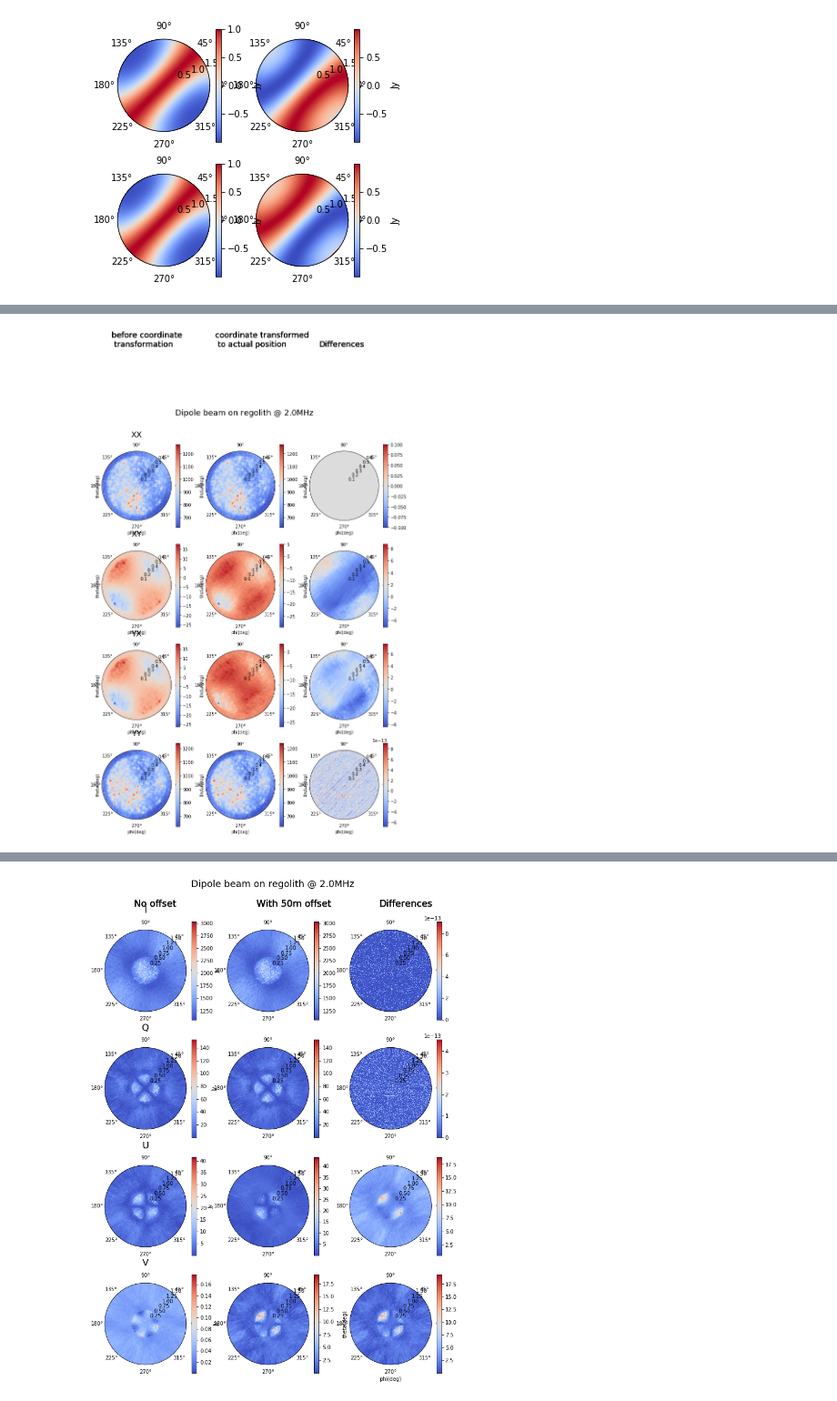
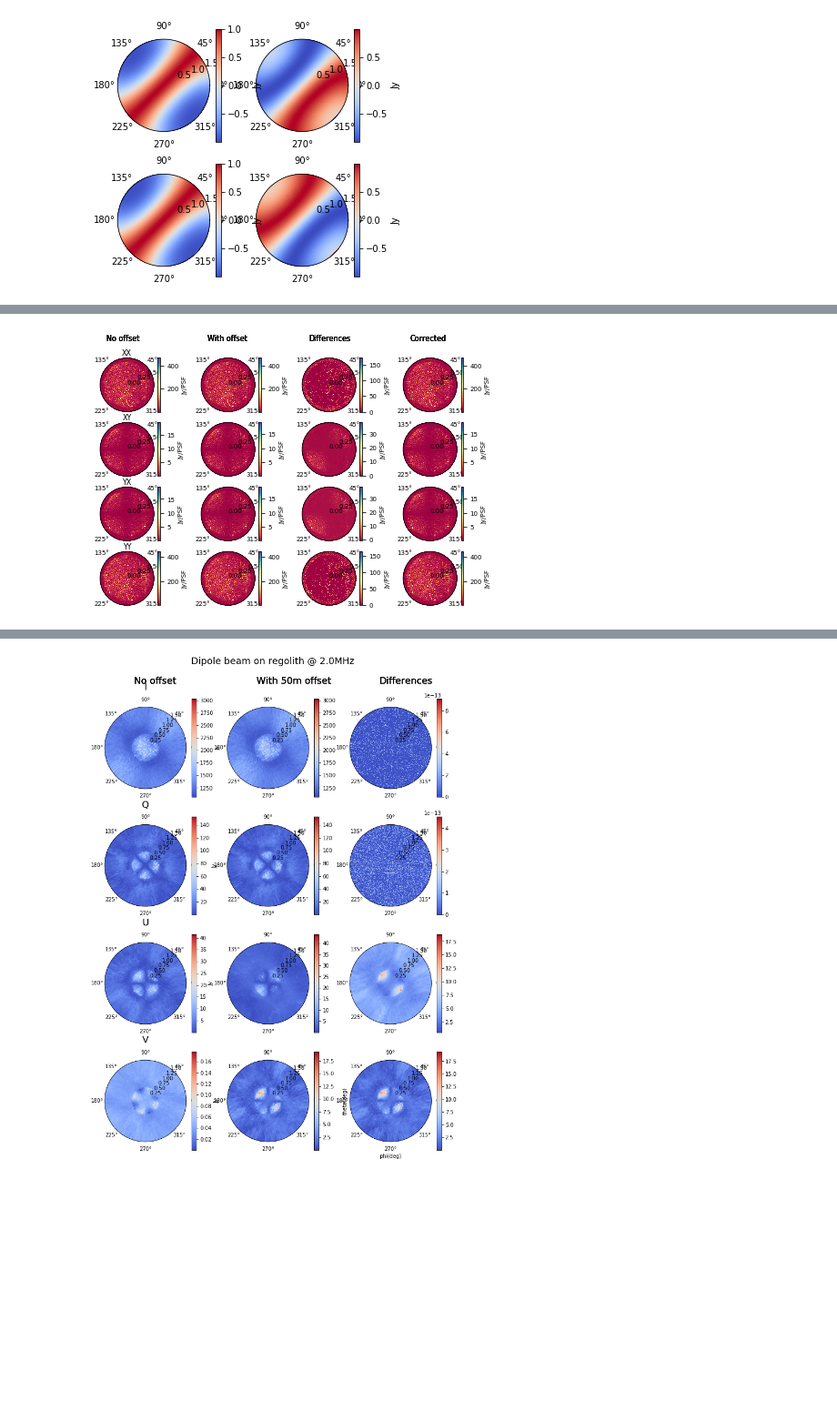
Before and after one commit to nmahesh1412/FARSIDE_imaging_performance, a Jupyter notebook: codes_implementation/dirty_image_calculation.ipynb, the cells around one changed output, grey strips where cells are left out. Shown at 91% size. Saved outputs shown, nothing was run; the diff lists cells and outputs as text; code cells hidden in the pictures; blank space fills up the shorter version.

```diff
--- a/codes_implementation/dirty_image_calculation.ipynb
+++ b/codes_implementation/dirty_image_calculation.ipynb
@@ -91,4 +97,9 @@ ephi90 = np.roll(ephi90,180,axis=2)/np.max(ephih90[3,:,:])
 ra_list_c = ra_list
 dec_list_c = dec_list
 flux_list_c = flux_list
+# %%
+etheta[index,0,:]=0
+etheta90[index,0,:]=0
+ephi[index,0,:]=0
+ephi90[index,0,:]=0
 # %%
@@ -158,0 +242,3 @@ sky_obj.offset_ft()
+# %%
+beam_ft = sky_obj.fourier_vis_muller(vis=vis)
+beam_ft_off = sky_obj.fourier_vis_muller(vis=vis_off)
@@ -158,0 +260,5 @@ sky_obj.offset_ft()
+# %%
+M_in_lm = np.zeros((4,4,factor,factor))
+for i in range(len(M_in_lm[:,0,0,0])):
+    for j in range(len(M_in_lm[0,:,0,0])):
+        M_in_lm[i,j,:,:] = ic.beam_interpolate(M_in[i,j,:91,:360],theta,phi[:-1],t,p)
@@ -158,0 +297,5 @@ sky_obj.offset_ft()
+# %%
+image_in = np.zeros_like(image,dtype=np.complex256)
+for i in range(factor):
+    for j in range(factor):
+        image_in[:,i,j] = np.dot(np.linalg.inv(M_in_lm[:,:,i,j]),image_off[:,i,j])
@@ -240,52 +419,68 @@ corrected=ic.offset_correction(sky_obj.J_in,sky_obj.image_off)
 # %%
 
 final = np.zeros((4,np.shape(sky_obj.beam_ft)[2],np.shape(sky_obj.beam_ft)[3]),dtype = np.complex128)
 final_off = np.zeros((4,np.shape(sky_obj.beam_ft)[2],np.shape(sky_obj.beam_ft)[3]),dtype = np.complex128)
 final_offc = np.zeros((4,np.shape(sky_obj.beam_ft)[2],np.shape(sky_obj.beam_ft)[3]),dtype = np.complex128)
 
-fig,ax = plt.subplots(4,3, subplot_kw=dict(polar=True),figsize=(12,16))
-text = ['XX','XY','YX','YY']
-
 c=0
 for i in range(2):
     for j in range(2):
-        final[c] = sky_obj.image[i,j] #+ cyg_A.image[i] + sgr_A.image[i]
-        final_off[c] = sky_obj.image_off[i,j]#sky_obj.image_off[i,j] ##+ cyg_A.image_off[i] + sgr_A.image_off[i]
-        final_offc[c] = corrected[i,j]#image_f[i,j]
+        final[c] = sky_obj.image[i,j]
+        final_off[c] = sky_obj.image_off[i,j]
+        final_offc[c] = corrected[i,j]
         c=c+1
+
+fig,ax = plt.subplots(4,4, subplot_kw=dict(polar=True),figsize=(7.5,5))
+plt.subplots_adjust(wspace=0.3,hspace=0.2)
+text = ['XX','XY','YX','YY']
+plt.rc('font',size=7)
+plt.rc('axes', labelsize=7)
 
 for i in range(4):
 
+    #fig.suptitle('Dipole beam on regolith @ '+ str(f)+'MHz',fontsize=18,y=0.95)
 
-    fig.suptitle('Dipole beam on regolith @ '+ str(f)+'MHz',fontsize=18,y=0.95)
+    p1 =ax[int(i%4),0].pcolormesh(p,t,np.abs(final[i]),cmap='Spectral')#,norm=LogNorm())    #,vmin=0, vmax = 0.0005)
+    plt.colorbar(p1, ax=ax[int(i%4),0],label='Jy/PSF')
+    ax[int(i%4),0].set_title(text[i], pad=0.0, fontsize = 8)
+    ax[int(i%4),0].set_rticks([0,0.25,0.5])
+    ax[int(i%4),0].set_rlabel_position(25)
+    ax[int(i%4),0].set_ylim([0,35*np.pi/180])
+    ax[int(i%4),0].set_xticks(np.array([45,135,225,315])*np.pi/180)
+    ax[int(i%4),0].tick_params(axis='x',pad=-0.5)
+    ax[0,0].text(2,1.1,'No offset', fontsize=8)
 
-    p1 =ax[int(i%4),0].pcolormesh(p,t,np.real(final[i]),cmap='coolwarm')#,norm=LogNorm())    #,vmin=0, vmax = 0.0005)
-    plt.colorbar(p1, ax=ax[int(i%4),0])
-    ax[int(i%4),0].set_title(text[i], pad=25, fontsize = 18)
-    #ax[int(i%4),0].grid()
-    ax[int(i%4),0].set_rlabel_position(50)
-    ax[int(i%4),0].set_ylabel('theta(deg)')
-    ax[int(i%4),0].set_xlabel('phi(deg)')
-    ax[int(i%4),0].set_ylim([0,35*np.pi/180])
-    ax[0,0].text(1.75,2.5,'before coordinate \n transformation', fontsize=18)
+    p1 =ax[int(i%4),1].pcolormesh(p,t,np.abs(final_off[i]),cmap='Spectral')    #,vmin=0, vmax = 0.0005)
+    plt.colorbar(p1, ax=ax[int(i%4),1],label='Jy/PSF')
+    ax[int(i%4),1].set_rticks([0,0.25,0.5])
+    ax[int(i%4),1].set_rlabel_position(25)
+    ax[int(i%4),1].set_ylim([0,35*np.pi/180])
+    ax[int(i%4),1].set_xticks(np.array([45,135,225,315])*np.pi/180)
+    ax[int(i%4),1].tick_params(axis='x',pad=-0.5)
+    ax[0,1].text(2,1.1,'With offset', fontsize=8)
 
-    p1 =ax[int(i%4),1].pcolormesh(p,t,np.real(final_off[i]),cmap='coolwarm')    #,vmin=0, vmax = 0.0005)
-    plt.colorbar(p1, ax=ax[int(i%4),1])
-    ax[int(i%4),1].set_rlabel_position(50)
-    ax[int(i%4),1].set_ylim([0,35*np.pi/180])
-    ax[int(i%4),1].set_ylabel('theta(deg)')
-    ax[int(i%4),1].set_xlabel('phi(deg)')
-    ax[0,1].text(1.75,2.5,'coordinate transformed \n to actual position', fontsize=18)
+    p1 =ax[int(i%4),3].pcolormesh(p,t,(np.abs(final_offc[i])),cmap='Spectral')#,vmin=-1, vmax = 1)
+    plt.colorbar(p1, ax=ax[int(i%4),3],label='Jy/PSF')
+    ax[int(i%4),3].set_rticks([0,0.25,0.5])
+    ax[int(i%4),3].set_rlabel_position(25)
+    ax[int(i%4),3].set_ylim([0, 35*np.pi/180])
+    ax[int(i%4),3].set_xticks(np.array([45,135,225,315])*np.pi/180)
+    ax[int(i%4),3].tick_params(axis='x',pad=-0.5)
+    ax[0,3].text(2,1.1,'Corrected', fontsize=8)
 
-    p1 =ax[int(i%4),2].pcolormesh(p,t,(np.real(final_offc[i]) - np.real(final[i])),cmap='coolwarm')#,vmin=-1, vmax = 1)
-    plt.colorbar(p1, ax=ax[int(i%4),2])
-    ax[int(i%4),2].set_rlabel_position(50)
+
+    p1 =ax[int(i%4),2].pcolormesh(p,t,(np.abs(final_off[i])- np.real(final[i])),cmap='Spectral')#,vmin=-1, vmax = 1)
+    plt.colorbar(p1, ax=ax[int(i%4),2],label='Jy/PSF')
+    ax[int(i%4),2].set_rticks([0,0.25,0.5])
+    ax[int(i%4),2].set_rlabel_position(25)
     ax[int(i%4),2].set_ylim([0, 35*np.pi/180])
-    ax[int(i%4),2].set_ylabel('theta(deg)')
-    ax[int(i%4),2].set_xlabel('phi(deg)')
-    ax[0,2].text(1.75,2.5,'Differences', fontsize=18)
+    ax[int(i%4),2].set_xticks(np.array([45,135,225,315])*np.pi/180)
+    ax[int(i%4),2].tick_params(axis='x',pad=-0.5)
+    ax[0,2].text(2,1.1,'Differences', fontsize=8)
+
+#plt.savefig('/data4/nmahesh/edges/Lunar/plot_stokes_image_XX-YX_GLEAM_off_nooff_2mhz_real.png',dpi=200,bbox_inches='tight')
 # %% [output]
-[figure, old version]
+[figure, new version]
 # %%
 sky_pol = ic.beamtopol((final))
 sky_pol_off = ic.beamtopol((final_off))
```
Also changed, not shown: parts of 36 cells of this notebook, 12 other files.
